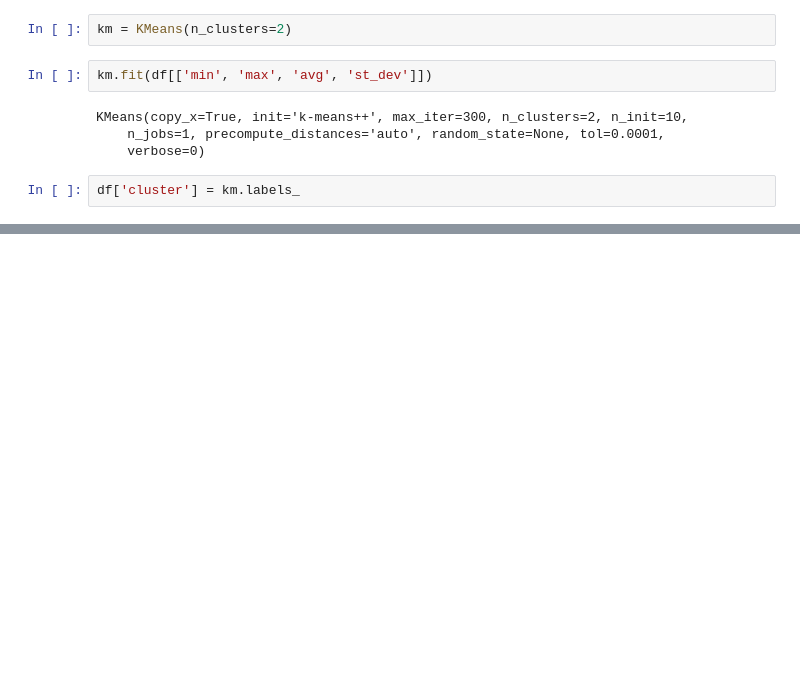
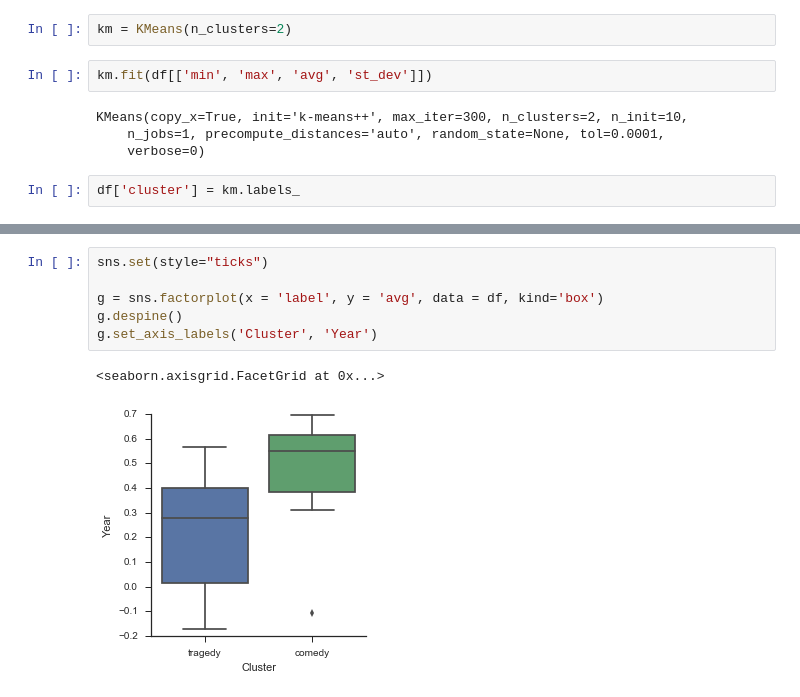
Before and after one commit to sereprz/ShakespeareTextAnalysis, a Jupyter notebook: sentiment_by_scene.ipynb, the cells around one changed output, grey strips where cells are left out. Saved outputs shown, nothing was run; the diff lists cells and outputs as text; blank space fills up the shorter version.

```diff
--- a/sentiment_by_scene.ipynb
+++ b/sentiment_by_scene.ipynb
@@ -182,0 +183,9 @@ g.set_axis_labels('Cluster', 'Year')
+# %%
+sns.set(style="ticks")
+
+g = sns.factorplot(x = 'label', y = 'avg', data = df, kind='box')
+g.despine()
+g.set_axis_labels('Cluster', 'Year')
+# %% [output]
+<seaborn.axisgrid.FacetGrid at 0x...>
+[figure, added]
```
Also changed, not shown: parts of 7 cells of this notebook.
